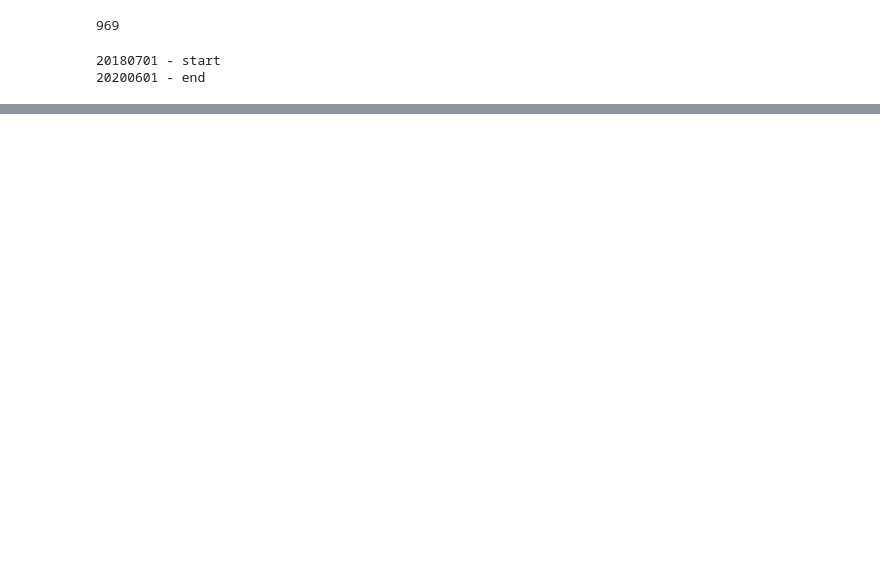
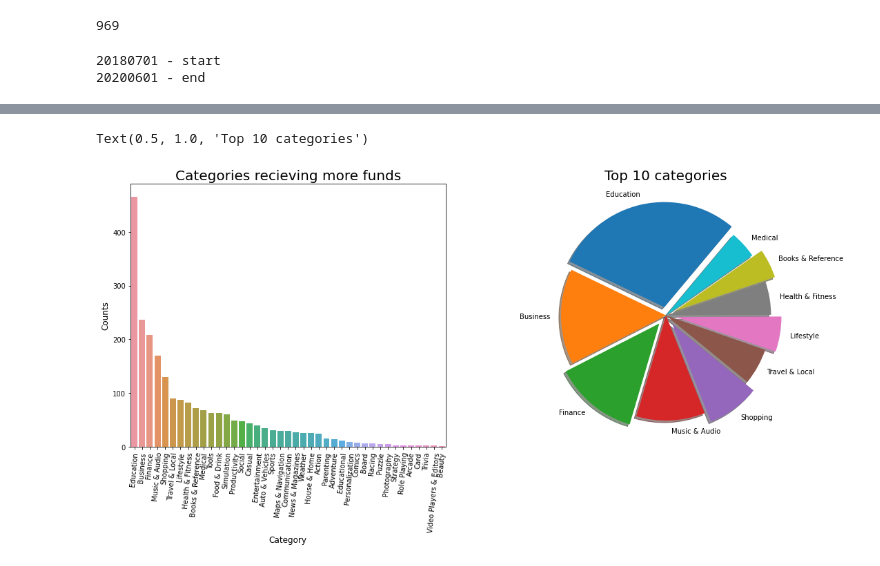
Before and after one commit to yagnik99/Funds-Prediction-for-a-Startup, a Jupyter notebook: Yagnik_Pandya_Capstone_Project_4_Startup_Funding_Prediction.ipynb, the cells around one changed output, grey strips where cells are left out. Saved outputs shown, nothing was run; the diff lists cells and outputs as text; code cells hidden in the pictures; blank space fills up the shorter version.

```diff
--- a/Yagnik_Pandya_Capstone_Project_4_Startup_Funding_Prediction.ipynb
+++ b/Yagnik_Pandya_Capstone_Project_4_Startup_Funding_Prediction.ipynb
@@ -185,0 +331,19 @@ Funded = data[data['funding_ind']==1]
+# %%
+# Category recieving more funds
+plt.rcParams['figure.figsize'] = (18, 7)
+
+a = pd.DataFrame(Funded_df['Application Category'].value_counts())
+ax1 = plt.subplot(121)
+sns.barplot(x=a.index, y= a['Application Category'] )
+plt.xlabel('Category', fontsize = 12)
+plt.xticks(rotation=85)
+plt.ylabel('Counts', fontsize = 12)
+ax1.set_title('Categories recieving more funds', fontsize = 20)
+
+ax2 = plt.subplot(122)
+explode =(0.08,0,0.1,0, 0.1,0,0.1,0, 0.1, 0)
+plt.pie(a.sort_values(['Application Category'], ascending=False).head(10), labels=a.sort_values(['Application Category'], ascending=False).head(10).index, startangle=50, shadow = True, explode = explode)
+ax2.set_title('Top 10 categories', fontsize = 20)
+# %% [output]
+Text(0.5, 1.0, 'Top 10 categories')
+[figure, added]
```
Also changed, not shown: parts of 33 cells of this notebook.
